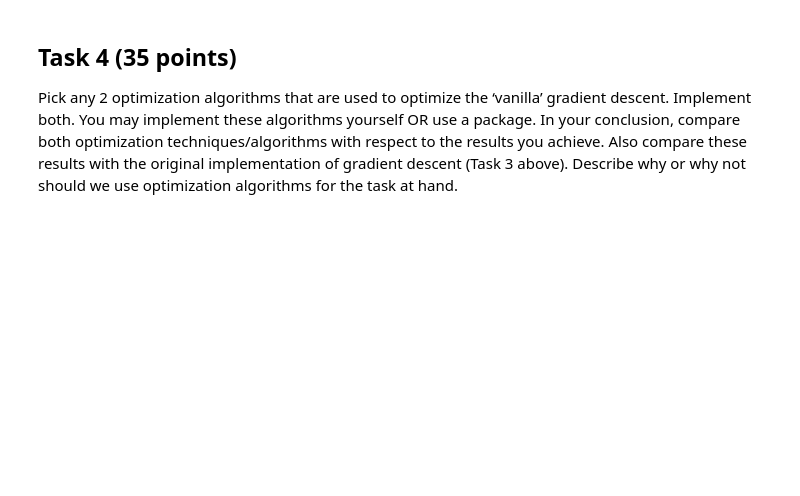
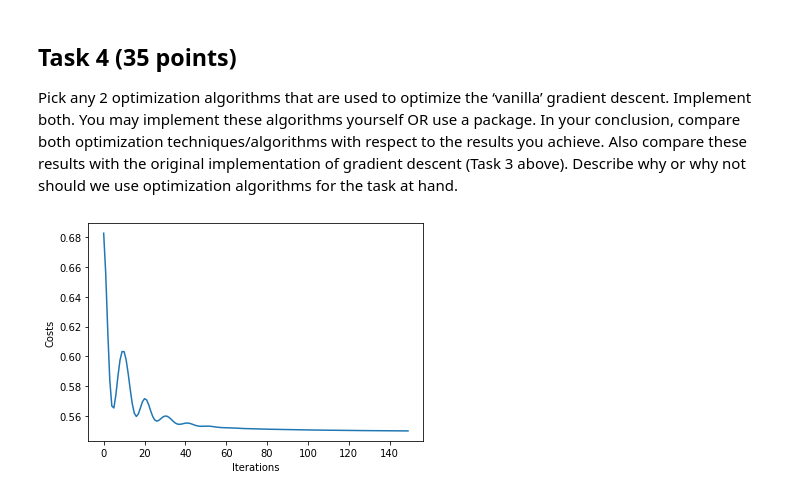
Before and after one commit to elio-li/CSCI-4962, a Jupyter notebook: hw1.ipynb, the cells around one changed output. Cells and saved outputs as stored; diff of their text form; code cells hidden in the pictures; blank space fills up the shorter version.

```diff
--- a/hw1.ipynb
+++ b/hw1.ipynb
@@ -218,3 +267,44 @@ stochastic(x_train.T, y_train, x_test.T, y_test, 150, 0.15)
 ## Task 4 (35 points)
 
 Pick any 2 optimization algorithms that are used to optimize the ‘vanilla’ gradient descent. Implement both. You may implement these algorithms yourself OR use a package. In your conclusion, compare both optimization techniques/algorithms with respect to the results you achieve. Also compare these results with the original implementation of gradient descent (Task 3 above). Describe why or why not should we use optimization algorithms for the task at hand.
+# %%
+"""
+Momentum-Based Gradient Descents
+"""
+
+def momentum(x, y, iter, learnrate):
+  # number of examples & features
+  m, n = x.shape
+  w = np.full((m, 1), 0.01)
+  b = 0
+
+  prev_v_w, prev_v_b, gamma = 0, 0, 0.9
+
+  costs = []
+  for i in range(iter):
+    # get cost & derivatives
+    l = cost(y, w, x, b)
+    dw, db = gradient(y, w, x, b)
+    costs.append(l)
+
+    # update values
+    v_w = gamma * prev_v_w + learnrate * dw
+    v_b = gamma * prev_v_b + learnrate * db
+    w = w - v_w
+    b = b - v_b
+    prev_v_w = v_w
+    prev_v_b = v_b
+
+  y_hat = predict(w, x, b)
+  prediction = activation(y_hat, n)
+
+  plt.plot(costs)
+  plt.xlabel("Iterations")
+  plt.ylabel("Costs")
+  plt.show()
+
+  return costs
+
+momentum_costs = momentum(x_array.T, y, 150, 0.15)
+# %% [output]
+[figure, added]
```
Also changed, not shown: parts of 6 cells of this notebook.
